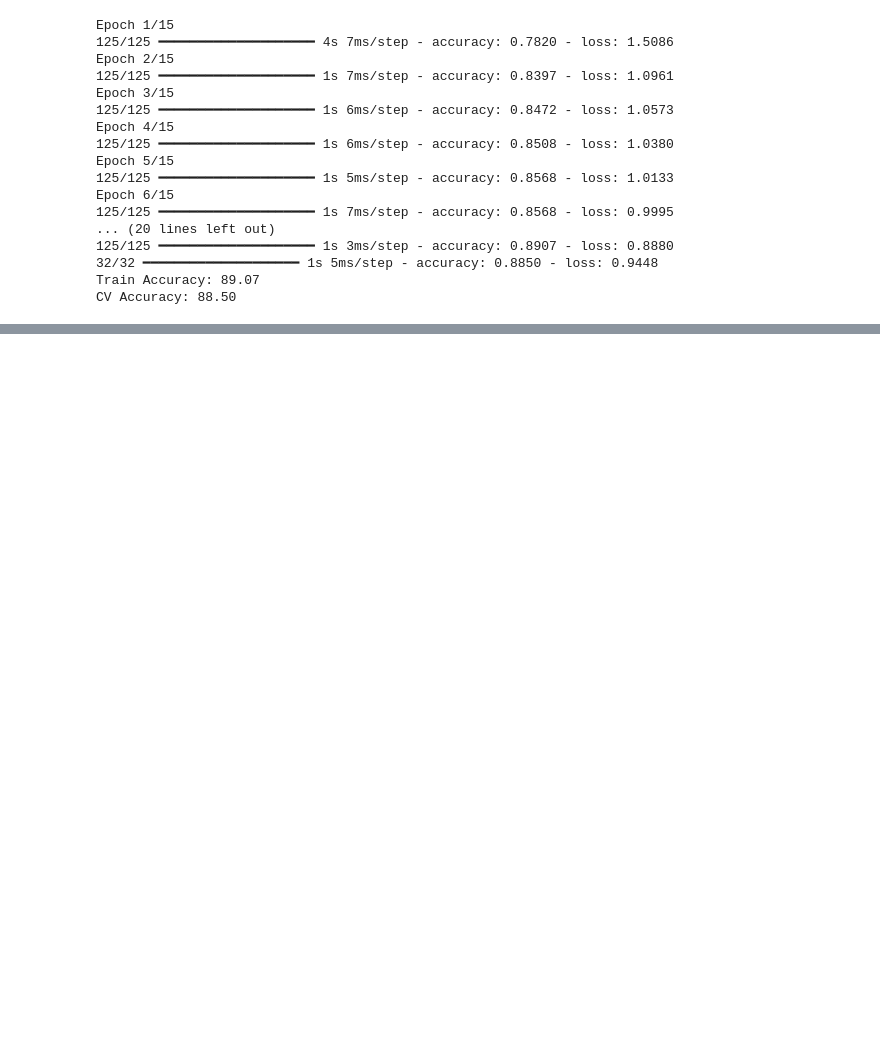
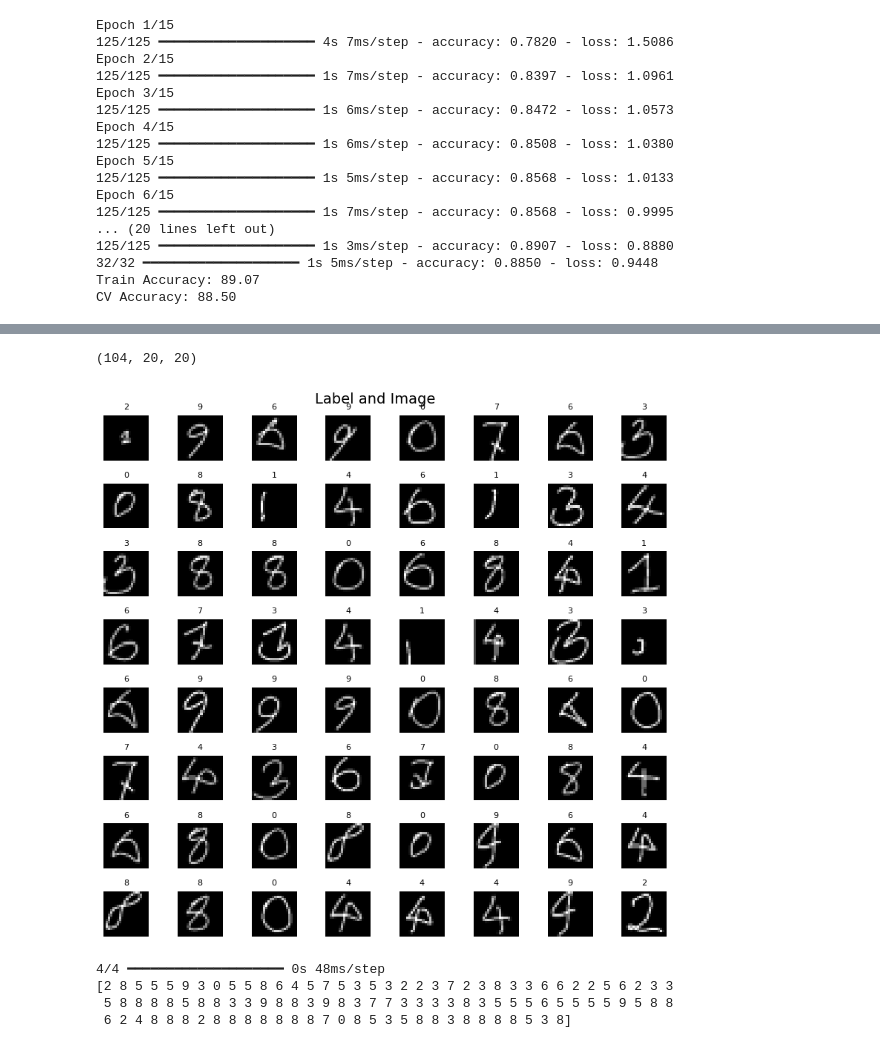
Before and after one commit to Hriddha/CSE445, a Jupyter notebook: Assignment_3/Asn3.ipynb, the cells around one changed output, grey strips where cells are left out. Saved outputs shown, nothing was run; the diff lists cells and outputs as text; code cells hidden in the pictures; blank space fills up the shorter version.

```diff
--- a/Assignment_3/Asn3.ipynb
+++ b/Assignment_3/Asn3.ipynb
@@ -246,0 +320,45 @@ CV Accuracy: 92.40
+# %%
+from skimage.transform import resize
+
+# X_test has shape (104, 64, 64)
+
+X_test_resized = np.array([
+    resize(img, (20, 20), anti_aliasing=True, preserve_range=True)
+    for img in X_test
+])
+
+
+X_test_resized = X_test_resized.astype(np.float64)
+
+if X_test_resized.max() > 1:
+    X_test_resized /= 255.0
+
+print(X_test_resized.shape)
+# %% [output]
+(104, 20, 20)
+# %%
+fig, axes = plt.subplots(8, 8, figsize=(8, 8))
+fig.tight_layout(pad=0.13, rect=[0, 0.03, 1, 0.95])
+
+for ax in axes.flat:
+    rand_idx = np.random.randint(len(X_test))
+
+    ax.imshow(X_test_resized[rand_idx], cmap='gray')
+    ax.set_title(str(y_test[rand_idx]), fontsize=8)
+    ax.axis('off')
+
+fig.suptitle("Label and Image", fontsize=14)
+plt.show()
+# %% [output]
+[figure, added]
+# %%
+X_test_resized = X_test_resized.reshape(-1, 400)
+logits = model.predict(X_test_resized)
+predictions = np.argmax(logits, axis=1)
+
+print(predictions)
+# %% [output]
+4/4 ━━━━━━━━━━━━━━━━━━━━ 0s 48ms/step
+[2 8 5 5 5 9 3 0 5 5 8 6 4 5 7 5 3 5 3 2 2 3 7 2 3 8 3 3 6 6 2 2 5 6 2 3 3
+ 5 8 8 8 8 5 8 8 3 3 9 8 8 3 9 8 3 7 7 3 3 3 3 8 3 5 5 5 6 5 5 5 5 9 5 8 8
+ 6 2 4 8 8 8 2 8 8 8 8 8 8 8 7 0 8 5 3 5 8 8 3 8 8 8 8 5 3 8]
```
Also changed, not shown: parts of 14 cells of this notebook.
